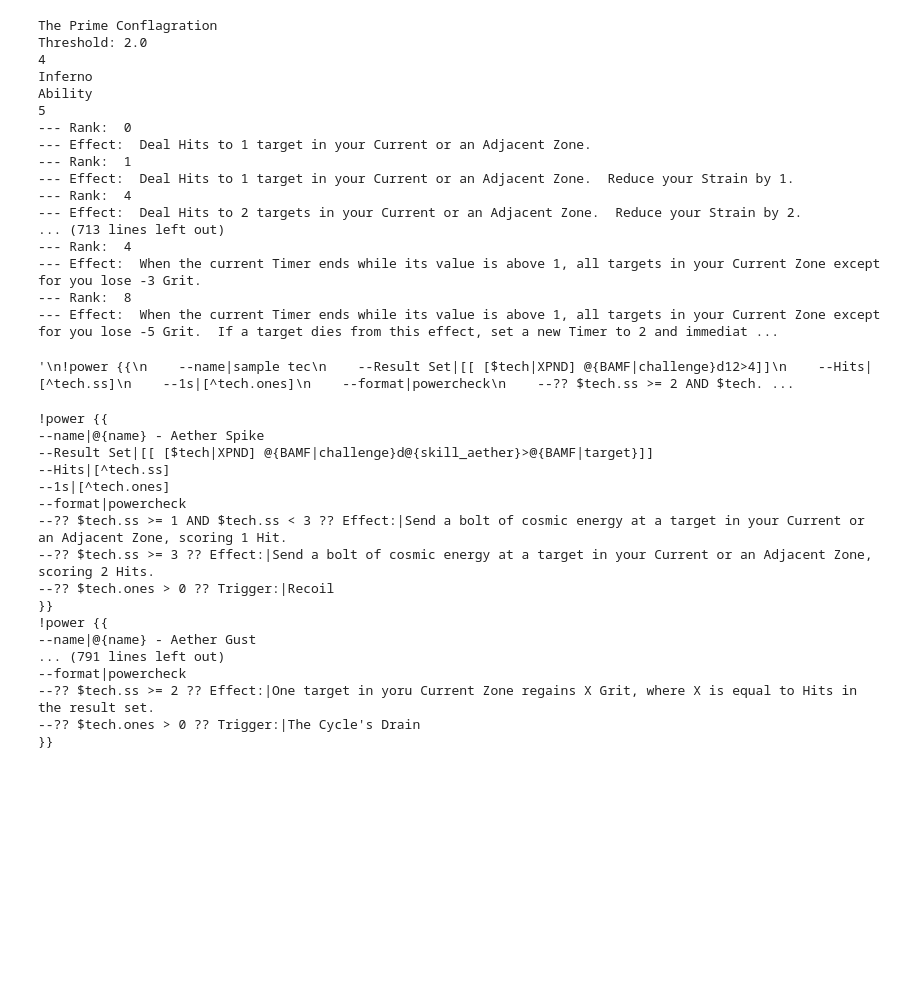
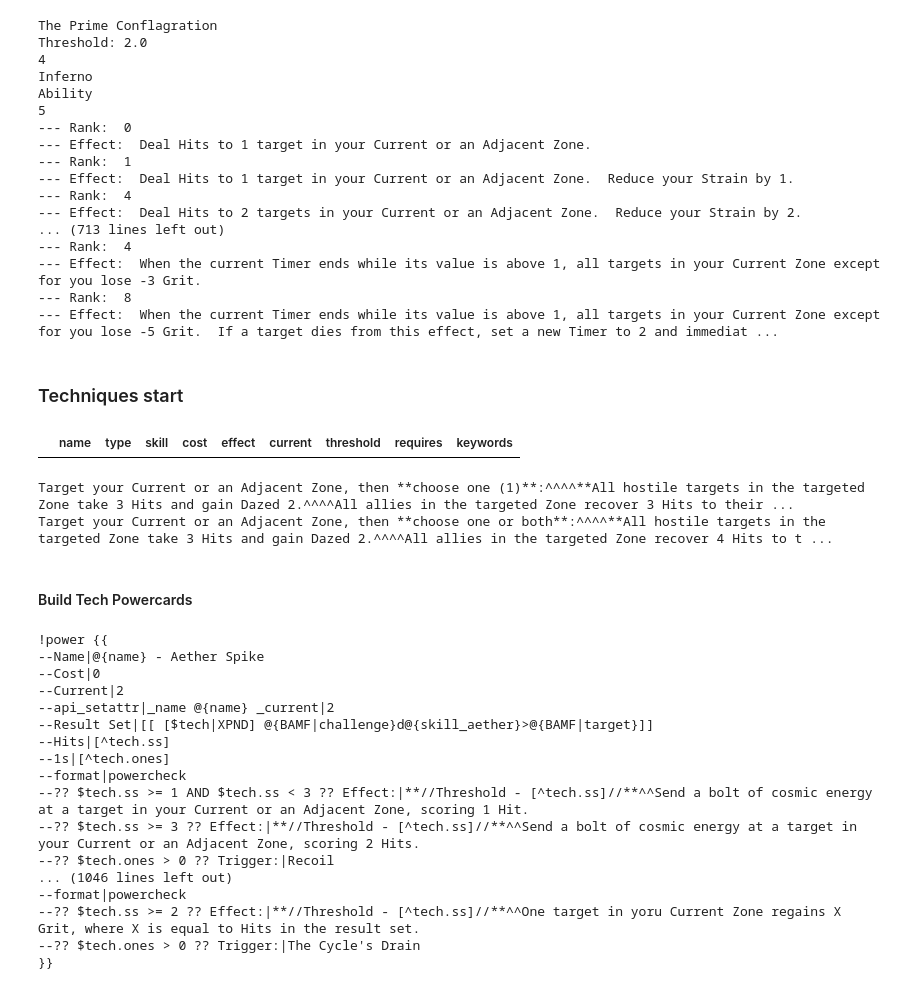
Before and after one commit to donalharrison/no1_system, a Jupyter notebook: code/build_character_sheet/nb_build_character_sheet.ipynb, the cells around one changed output. Cells and saved outputs as stored; diff of their text form; code cells hidden in the pictures; blank space fills up the shorter version.

Commit message:
tech pcard, charsheet builds and sheet v05 upds

```diff
--- a/code/build_character_sheet/nb_build_character_sheet.ipynb
+++ b/code/build_character_sheet/nb_build_character_sheet.ipynb
@@ -598,5 +598,7 @@ Ability
 --- Effect:  When the current Timer ends while its value is above 1, all targets in your Current Zone except for you lose -3 Grit.
 --- Rank:  8
 --- Effect:  When the current Timer ends while its value is above 1, all targets in your Current Zone except for you lose -5 Grit.  If a target dies from this effect, set a new Timer to 2 and immediat ...
+# %% [markdown]
+### Techniques start
 # %%
 df_techniques = pd.DataFrame.from_records(powers_data['techniques'])
@@ -605,21 +605,4 @@ df_techniques['pcard'] = ''
-# %%
-'''
-!power {{
-    --name|sample tec
-    --Result Set|[[ [$tech|XPND] @{BAMF|challenge}d12>4]]
-    --Hits|[^tech.ss]
-    --1s|[^tech.ones]
-    --format|powercheck
-    --?? $tech.ss >= 2 AND $tech.ss < 4 ?? Effect:| Target your Current or an Adjacent Zone, then choose one (1):
-    ^^^*All hostile targets in the targeted Zone take 3 Hits and gain Dazed 2.
-    ^^
-    ^^^*All allies in the targeted Zone recover 3 Hits to their Primary Defense and regain up to 2 Grit.
-    --?? $tech.ss >= 4 ?? Effect:| Target your Current or an Adjacent Zone, then choose one (1):
-    ^^^*All hostile targets in the targeted Zone take 3 Hits and gain Dazed 2.
-    ^^
-    ^^^*All allies in the targeted Zone recover 3 Hits to their Primary Defense and regain up to 2 Grit.
-}}
-
-'''
-# %% [output]
-'\n!power {{\n    --name|sample tec\n    --Result Set|[[ [$tech|XPND] @{BAMF|challenge}d12>4]]\n    --Hits|[^tech.ss]\n    --1s|[^tech.ones]\n    --format|powercheck\n    --?? $tech.ss >= 2 AND $tech. ...
+# %%
+df_techniques[df_techniques['current'].isna()]
+# %% [output]
+|  | name | type | skill | cost | effect | current | threshold | requires | keywords |
@@ -626,9 +613,24 @@ df_techniques['pcard'] = ''
+# %%
+t = df_techniques[(df_techniques['name']=='Invoke the Dawn') & (df_techniques['skill']=='Lux')].copy()
+i = 1
+for t in t['threshold']:
+    for i in t:
+        clean_effect = i['effect'].replace('choose', '**choose').replace(':<ul><li>', '**:^^^^**').replace('</li><li>', '^^^^').replace('</li></ul>', '**')
+        print(clean_effect)
+# %% [output]
+Target your Current or an Adjacent Zone, then **choose one (1)**:^^^^**All hostile targets in the targeted Zone take 3 Hits and gain Dazed 2.^^^^All allies in the targeted Zone recover 3 Hits to their ...
+Target your Current or an Adjacent Zone, then **choose one or both**:^^^^**All hostile targets in the targeted Zone take 3 Hits and gain Dazed 2.^^^^All allies in the targeted Zone recover 4 Hits to t ...
+# %% [markdown]
+#### Build Tech Powercards
 # %%
 tech_pcards = []
 for index, t in df_techniques.iterrows():
     skill_clean = t['skill'].lower()
     res = '''!power {{
---name|@{name} - ''' + t['name'] + '''
+--Name|@{name} - ''' + t['name'] + '''
+--Cost|''' + str(t['cost']) + '''
+--Current|''' + str(t['current']) + '''
+--api_setattr|_name @{name} _current|''' + str(t['current']) + '''
 --Result Set|[[ [$tech|XPND] @{BAMF|challenge}d@{skill_''' + skill_clean + '''}>@{BAMF|target}]]
 --Hits|[^tech.ss]
 --1s|[^tech.ones]
@@ -636,12 +638,15 @@ for index, t in df_techniques.iterrows():
     if len(t['threshold']) > 1:
         for i in range(len(t['threshold'])):
             if i < len(t['threshold']) - 1:
-                res += '''--?? $tech.ss >= ''' + str(t['threshold'][i]['hits']) + ''' AND $tech.ss < ''' + str(t['threshold'][i+1]['hits']) + ''' ?? Effect:|''' + t['threshold'][i]['effect'] + '\n'
+                clean_effect = t['threshold'][i]['effect'].replace('choose', '**choose').replace(':<ul><li>', '**:^^^^**').replace('</li><li>', '^^^^').replace('</li></ul>', '**')
+                res += '''--?? $tech.ss >= ''' + str(t['threshold'][i]['hits']) + ''' AND $tech.ss < ''' + str(t['threshold'][i+1]['hits']) + ''' ?? Effect:|**//Threshold - [^tech.ss]//**^^''' + clean_effect + '\n'
             else:
-                res += '''--?? $tech.ss >= ''' + str(t['threshold'][i]['hits']) + ''' ?? Effect:|''' + t['threshold'][i]['effect'] + '\n'
+                clean_effect = t['threshold'][i]['effect'].replace('choose', '**choose').replace(':<ul><li>', '**:^^^^**').replace('</li><li>', '^^^^').replace('</li></ul>', '**')
+                res += '''--?? $tech.ss >= ''' + str(t['threshold'][i]['hits']) + ''' ?? Effect:|**//Threshold - [^tech.ss]//**^^''' + clean_effect + '\n'
     else:
         for r in t['threshold']:
-            res += '''--?? $tech.ss >= ''' + str(r['hits']) + ''' ?? Effect:|''' + r['effect'] + '\n'
+            clean_effect = r['effect'].replace('choose', '**choose').replace(':<ul><li>', '**:^^^^**').replace('</li><li>', '^^^^').replace('</li></ul>', '**')
+            res += '''--?? $tech.ss >= ''' + str(r['hits']) + ''' ?? Effect:|**//Threshold - [^tech.ss]//**^^''' + clean_effect + '\n'
     if t['skill'] == 'Vivus':
         res += '''--?? $tech.ones > 0 ?? Trigger:|The Cycle's Drain \n'''
     else:
@@ -652,20 +657,20 @@ for index, t in df_techniques.iterrows():
     # print(t['pcard'])
 # %% [output]
 !power {{
---name|@{name} - Aether Spike
+--Name|@{name} - Aether Spike
+--Cost|0
+--Current|2
+--api_setattr|_name @{name} _current|2
 --Result Set|[[ [$tech|XPND] @{BAMF|challenge}d@{skill_aether}>@{BAMF|target}]]
 --Hits|[^tech.ss]
 --1s|[^tech.ones]
 --format|powercheck
---?? $tech.ss >= 1 AND $tech.ss < 3 ?? Effect:|Send a bolt of cosmic energy at a target in your Current or an Adjacent Zone, scoring 1 Hit.
---?? $tech.ss >= 3 ?? Effect:|Send a bolt of cosmic energy at a target in your Current or an Adjacent Zone, scoring 2 Hits.
+--?? $tech.ss >= 1 AND $tech.ss < 3 ?? Effect:|**//Threshold - [^tech.ss]//**^^Send a bolt of cosmic energy at a target in your Current or an Adjacent Zone, scoring 1 Hit.
+--?? $tech.ss >= 3 ?? Effect:|**//Threshold - [^tech.ss]//**^^Send a bolt of cosmic energy at a target in your Current or an Adjacent Zone, scoring 2 Hits.
 --?? $tech.ones > 0 ?? Trigger:|Recoil
-}}
-!power {{
---name|@{name} - Aether Gust
-... (791 lines left out)
+... (1046 lines left out)
 --format|powercheck
---?? $tech.ss >= 2 ?? Effect:|One target in yoru Current Zone regains X Grit, where X is equal to Hits in the result set.
+--?? $tech.ss >= 2 ?? Effect:|**//Threshold - [^tech.ss]//**^^One target in yoru Current Zone regains X Grit, where X is equal to Hits in the result set.
 --?? $tech.ones > 0 ?? Trigger:|The Cycle's Drain
 }}
 # %%
```
Also changed, not shown: parts of 6 cells of this notebook, 3 other files.
